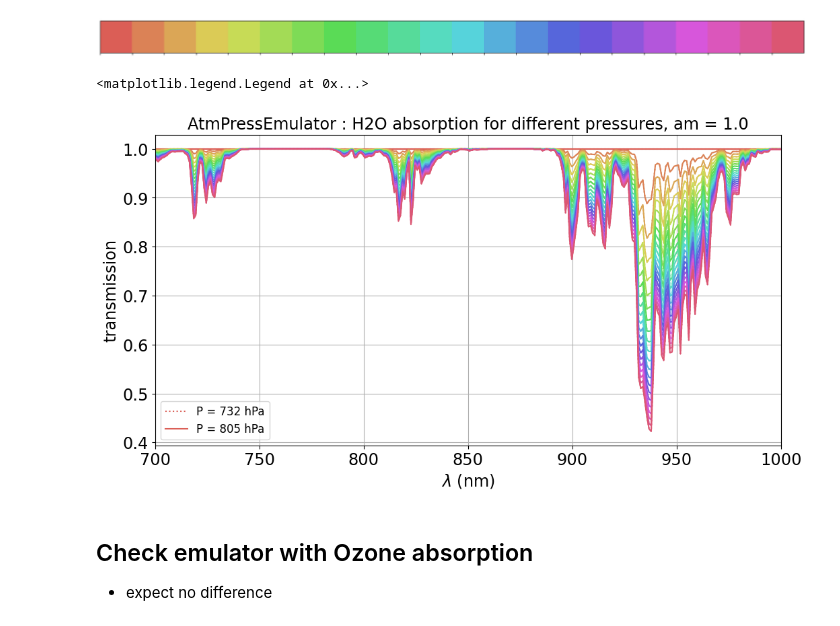
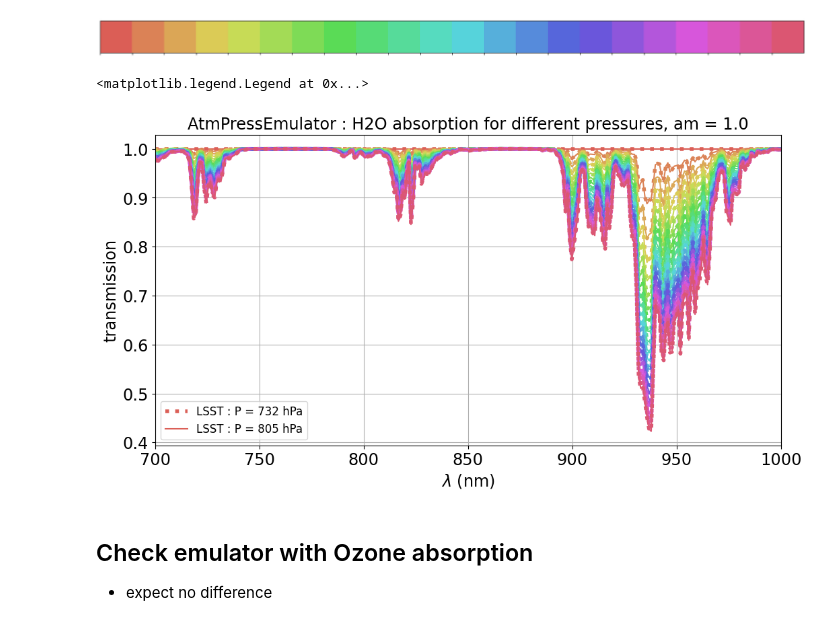
Before and after one commit to sylvielsstfr/AtmEmulator, a Jupyter notebook: docs/notebooks/atmpressemulator/test_AtmPressEmulator.ipynb, the cells around one changed output. Cells and saved outputs as stored; diff of their text form; code cells hidden in the pictures.

```diff
--- a/docs/notebooks/atmpressemulator/test_AtmPressEmulator.ipynb
+++ b/docs/notebooks/atmpressemulator/test_AtmPressEmulator.ipynb
@@ -88,8 +88,8 @@ std_pressure = Dict_Of_sitesPressures[obs_str]
 new_pressure = Dict_Of_sitesPressures[obs_str]*1.1
 new_pressure
 
-label1 = f"P = {std_pressure:.0f} hPa"
-label2 = f"P = {new_pressure:.0f} hPa"
+label1 = f"{obs_str} : P = {std_pressure:.0f} hPa"
+label2 = f"{obs_str} : P = {new_pressure:.0f} hPa"
 # %%
 emul1 =  AtmPressEmulator(obs_str=obs_str)
 emul2 =  AtmPressEmulator(obs_str=obs_str,pressure = new_pressure)
@@ -108,10 +108,10 @@ for idx,am in enumerate(airmasses):
     transm2 = emul2.GetRayleighTransparencyArray(WL,am)
 
     if idx == 0:
-        ax.plot(WL,transm1,":",color=hls_colors[idx],label=label1)
+        ax.plot(WL,transm1,":",color=hls_colors[idx],label=label1,lw=4)
         ax.plot(WL,transm2,"-",color=hls_colors[idx],label=label2)
     else:
-        ax.plot(WL,transm1,":",color=hls_colors[idx])
+        ax.plot(WL,transm1,":",color=hls_colors[idx],lw=4)
         ax.plot(WL,transm2,"-",color=hls_colors[idx])
 
 title = f"AtmPressEmulator : Rayleigh scattering for different pressures"
@@ -135,10 +135,10 @@ for idx,am in enumerate(airmasses):
     transm2 = emul2.GetO2absTransparencyArray(WL,am)
 
     if idx == 0:
-        ax.plot(WL,transm1,":",color=hls_colors[idx],label=label1)
+        ax.plot(WL,transm1,":",color=hls_colors[idx],label=label1,lw=4)
         ax.plot(WL,transm2,"-",color=hls_colors[idx],label=label2)
     else:
-        ax.plot(WL,transm1,":",color=hls_colors[idx])
+        ax.plot(WL,transm1,":",color=hls_colors[idx],lw=4)
         ax.plot(WL,transm2,"-",color=hls_colors[idx])
 
 
@@ -162,10 +162,10 @@ for idx,am in enumerate(airmasses):
     transm2 = emul2.GetO2absTransparencyArray(WL,am)
 
     if idx == 0:
-        ax.plot(WL,transm1,":",color=hls_colors[idx],label=label1)
+        ax.plot(WL,transm1,":",color=hls_colors[idx],label=label1,lw=4)
         ax.plot(WL,transm2,"-",color=hls_colors[idx],label=label2)
     else:
-        ax.plot(WL,transm1,":",color=hls_colors[idx])
+        ax.plot(WL,transm1,":",color=hls_colors[idx],lw=4)
         ax.plot(WL,transm2,"-",color=hls_colors[idx])
 
 
@@ -193,32 +193,32 @@ sns.palplot(hls_colors)
 # %%
 am =1
 
 fig, ax = plt.subplots()
 for idx,pwv in enumerate(pwvs):
 
     transm1 = emul1.GetPWVabsTransparencyArray(WL,am,pwv)
     transm2 = emul2.GetPWVabsTransparencyArray(WL,am,pwv)
 
     if idx == 0:
-        ax.plot(WL,transm1,":",color=hls_colors[idx],label=label1)
+        ax.plot(WL,transm1,":",color=hls_colors[idx],label=label1,lw=4)
         ax.plot(WL,transm2,"-",color=hls_colors[idx],label=label2)
     else:
-        ax.plot(WL,transm1,":",color=hls_colors[idx])
+        ax.plot(WL,transm1,":",color=hls_colors[idx],lw=4)
         ax.plot(WL,transm2,"-",color=hls_colors[idx])
 
 
 title = f"AtmPressEmulator : H2O absorption for different pressures, am = {am:.1f}"
 ax.set_title(title)
 ax.set_xlabel("$\lambda$ (nm)")
 ax.set_ylabel("transmission")
 ax.set_xlim(700.,1000.)
 # place a text box in upper left in axes coords
 #ax.text(0.5, 0.05, textboxstr, transform=ax.transAxes, fontsize=14,verticalalignment='bottom', bbox=textboxprops)
 ax.grid()
 ax.legend()
 # %% [output]
 <matplotlib.legend.Legend at 0x...>
-[figure, old version]
+[figure, new version]
 # %% [markdown]
 ## Check emulator with Ozone absorption
 
```
Also changed, not shown: parts of 6 cells of this notebook, 3 other files.
